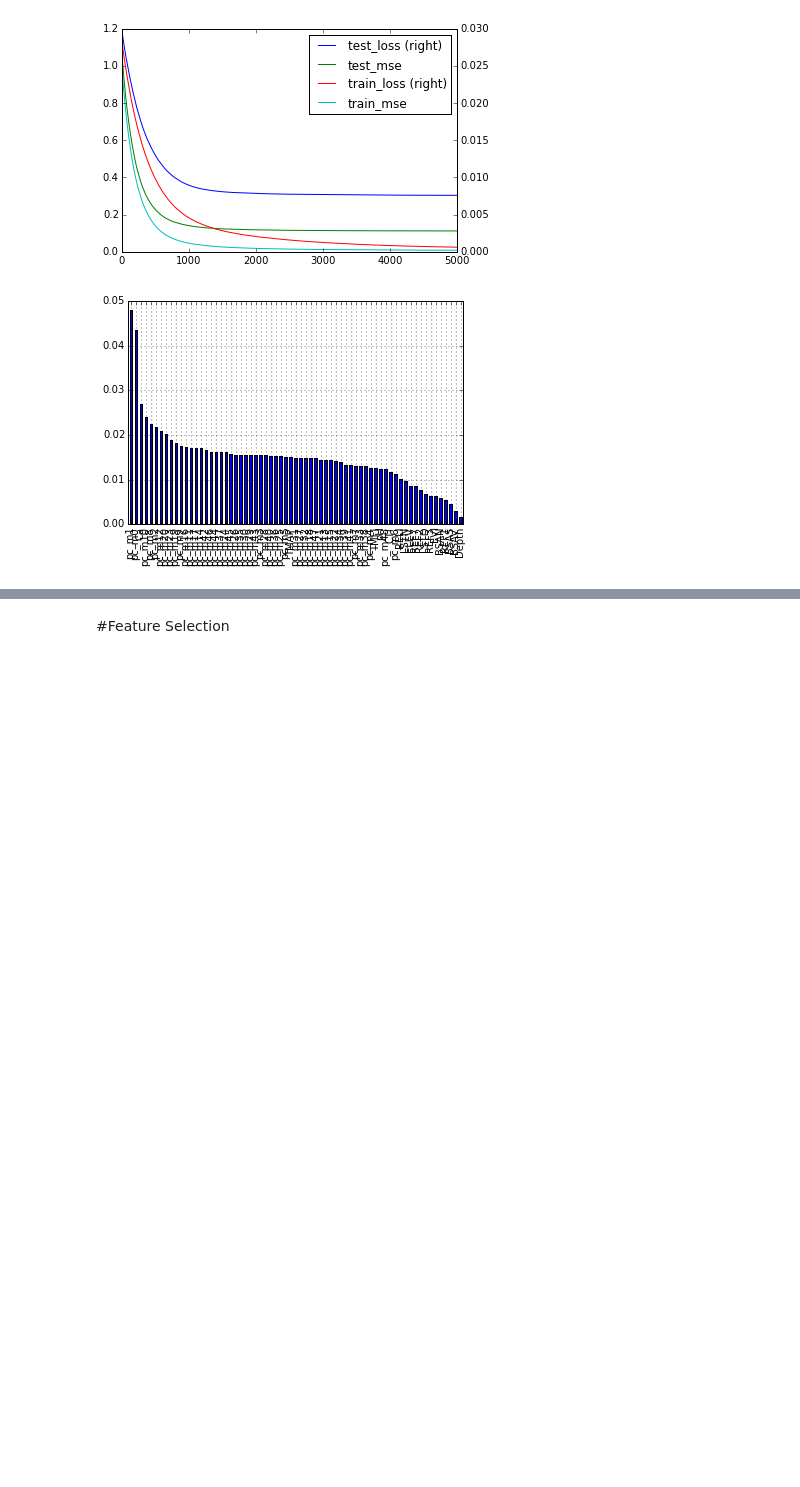
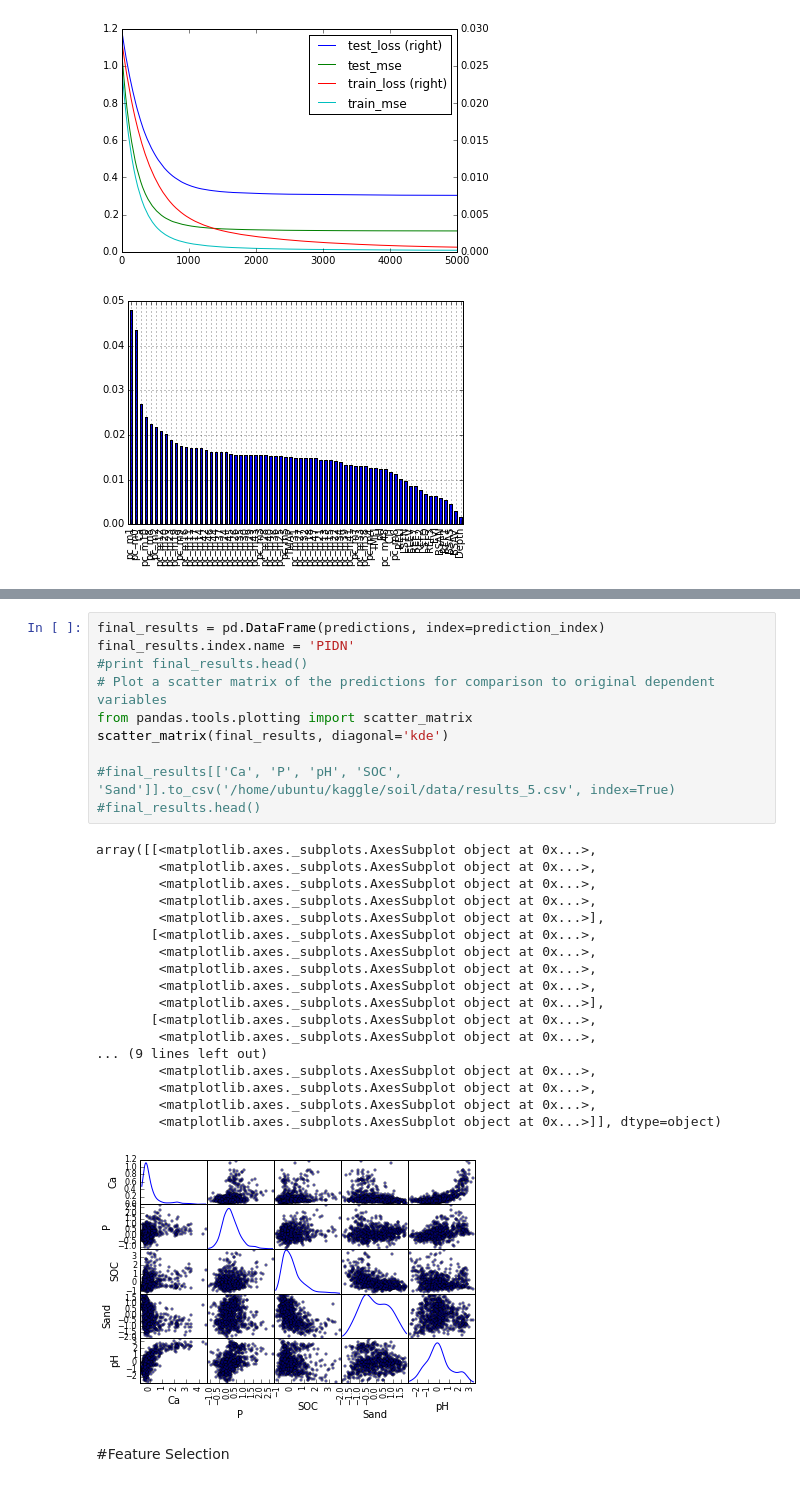
Before and after one commit to eric-czech/portfolio, a Jupyter notebook: demonstrative/python/notebooks/kaggle_soil.ipynb, the cells around one changed output, grey strips where cells are left out. Saved outputs shown, nothing was run; the diff lists cells and outputs as text; blank space fills up the shorter version.

```diff
--- a/demonstrative/python/notebooks/kaggle_soil.ipynb
+++ b/demonstrative/python/notebooks/kaggle_soil.ipynb
@@ -755,3 +932,32 @@ for i in features.keys():
+# %%
+final_results = pd.DataFrame(predictions, index=prediction_index)
+final_results.index.name = 'PIDN'
+#print final_results.head()
+# Plot a scatter matrix of the predictions for comparison to original dependent variables
+from pandas.tools.plotting import scatter_matrix
+scatter_matrix(final_results, diagonal='kde')
+
+#final_results[['Ca', 'P', 'pH', 'SOC', 'Sand']].to_csv('/home/ubuntu/kaggle/soil/data/results_5.csv', index=True)
+#final_results.head()
+# %% [output]
+array([[<matplotlib.axes._subplots.AxesSubplot object at 0x...>,
+        <matplotlib.axes._subplots.AxesSubplot object at 0x...>,
+        <matplotlib.axes._subplots.AxesSubplot object at 0x...>,
+        <matplotlib.axes._subplots.AxesSubplot object at 0x...>,
+        <matplotlib.axes._subplots.AxesSubplot object at 0x...>],
+       [<matplotlib.axes._subplots.AxesSubplot object at 0x...>,
+        <matplotlib.axes._subplots.AxesSubplot object at 0x...>,
+        <matplotlib.axes._subplots.AxesSubplot object at 0x...>,
+        <matplotlib.axes._subplots.AxesSubplot object at 0x...>,
+        <matplotlib.axes._subplots.AxesSubplot object at 0x...>],
+       [<matplotlib.axes._subplots.AxesSubplot object at 0x...>,
+        <matplotlib.axes._subplots.AxesSubplot object at 0x...>,
+... (9 lines left out)
+        <matplotlib.axes._subplots.AxesSubplot object at 0x...>,
+        <matplotlib.axes._subplots.AxesSubplot object at 0x...>,
+        <matplotlib.axes._subplots.AxesSubplot object at 0x...>,
+        <matplotlib.axes._subplots.AxesSubplot object at 0x...>]], dtype=object)
+[figure, added]
 # %% [markdown]
 #Feature Selection
 # %%
```
Also changed, not shown: parts of 17 cells of this notebook.
